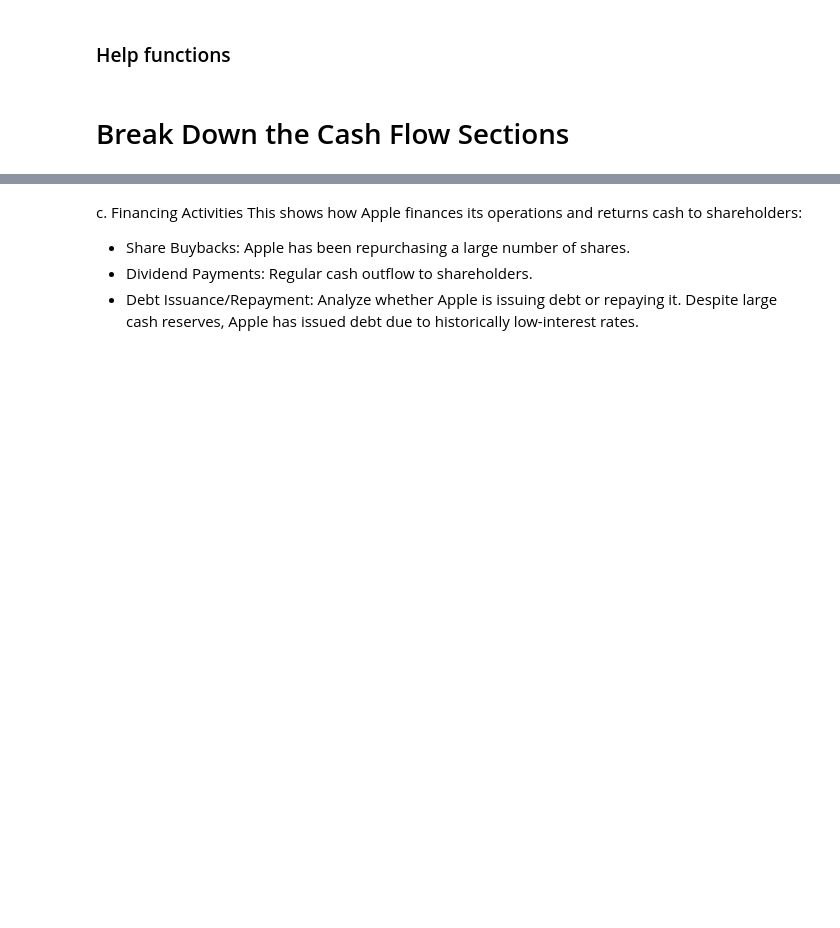
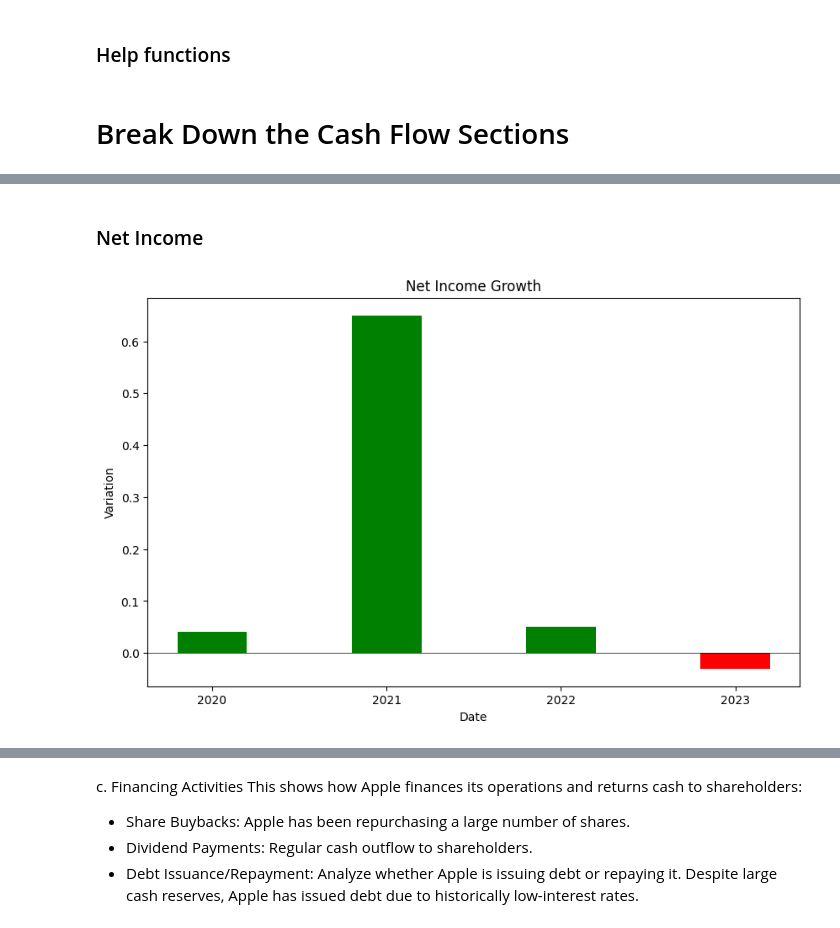
Before and after one commit to chiseanchang0727/financial-report-crawler, a Jupyter notebook: test_region/cashflow_analyzie.ipynb, the cells around one changed output, grey strips where cells are left out. Saved outputs shown, nothing was run; the diff lists cells and outputs as text; code cells hidden in the pictures; blank space fills up the shorter version.

```diff
--- a/test_region/cashflow_analyzie.ipynb
+++ b/test_region/cashflow_analyzie.ipynb
@@ -8,6 +9,8 @@ import certifi
 import json
 
 from src.plot_func import plot_cashflow
+# %%
+config = read_config('../.env/configs.json')
 # %% [markdown]
 # Get data
 # %% [markdown]
@@ -165,0 +234,12 @@ plot_cashflow(data=operating_activities,
+# %% [markdown]
+### Net Income
+# %%
+df_netincome = get_variation(df_aapl_cashflow[['calendarYear', 'netIncome']], col='netIncome', new_colname='netIncomeChange')
+plot_variation(
+    df_netincome,
+    date_col='calendarYear',
+    variation_col='netIncomeChange',
+    title='Net Income Growth'
+)
+# %% [output]
+[figure, added]
```
Also changed, not shown: parts of 30 cells of this notebook.
